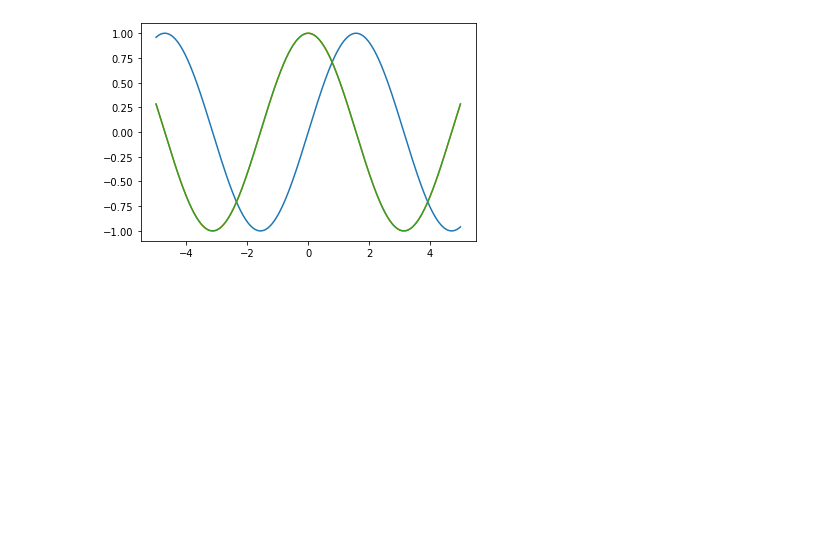
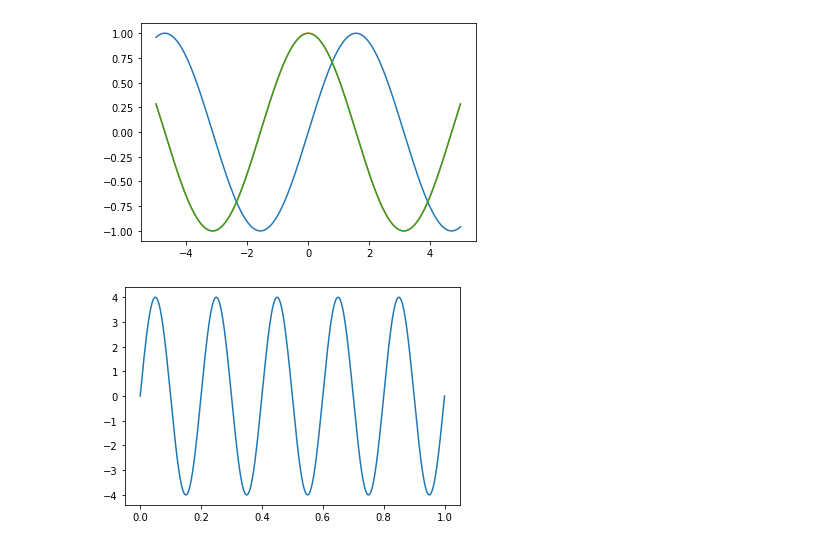
Before and after one commit to sergiovasquez122/Mathematics-for-programmers, a Jupyter notebook: chapter13.ipynb, the cells around one changed output. Drawn from its saved outputs; the diff is of its cells as text; code cells hidden in the pictures; blank space fills up the shorter version.

```diff
--- a/chapter13.ipynb
+++ b/chapter13.ipynb
@@ -68,3 +68,12 @@ plot_function(lambda x : cos(x), -5, 5)
 plot_function(lambda x : sin(x + pi / 2), -5, 5)
 # %% [output]
 [figure]
+# %%
+def make_sinusoid(frequency,amplitude):
+    def f(t): #<1>
+        return amplitude * sin(2*pi*frequency*t) #<2>
+    return f
+# %%
+plot_function(make_sinusoid(5, 4), 0, 1)
+# %% [output]
+[figure, added]
```
